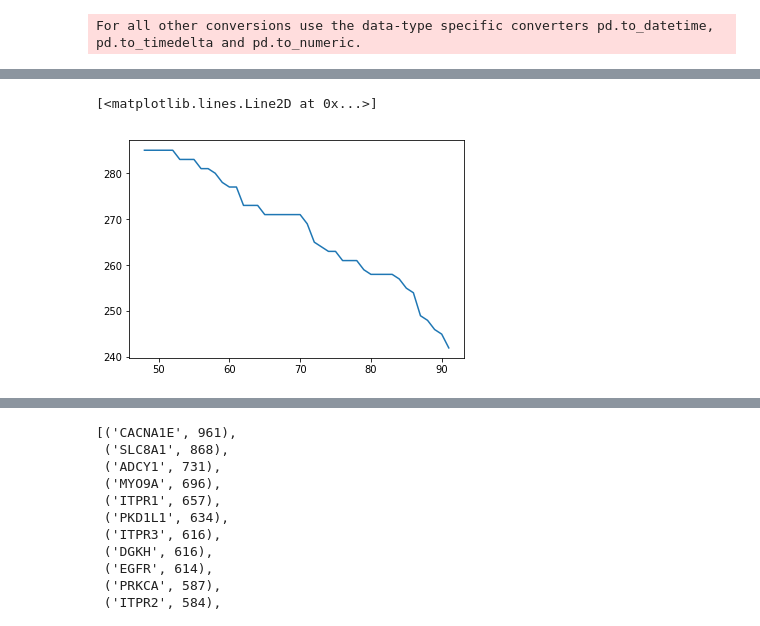
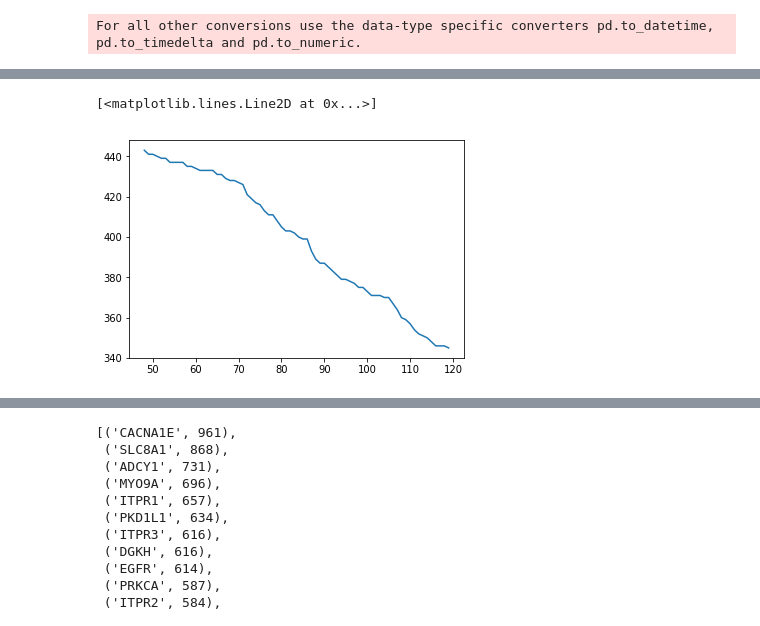
Before and after one commit to wollmanlab/seqfish_design, a Jupyter notebook: ca_celltype_v2/ca_genes_2.0.ipynb, the cells around one changed output, grey strips where cells are left out. Saved outputs shown, nothing was run; the diff lists cells and outputs as text; code cells hidden in the pictures.

Commit message:
added gene codebook v2

```diff
--- a/ca_celltype_v2/ca_genes_2.0.ipynb
+++ b/ca_celltype_v2/ca_genes_2.0.ipynb
@@ -68,5 +71,3 @@ def select_best_isoform(isodf, columns = {'length': 'l',
         return isodf.iloc[0]
     else:
         return isodf.iloc[:3].sort_values('lrank').iloc[0]
-# %%
-catable = pd.read_csv('/home/rfor10/repos/seqfish_design/ca_celltype_v2/calcium_gene_table.csv')
@@ -75,0 +74,2 @@ catable = pd.read_csv('/home/rfor10/repos/seqfish_design/ca_celltype_v2/calcium_
+# %%
+stringtie_counts = stringtie_counts[stringtie_counts.gene_id.isin(catable.Ensembl)]
@@ -77,13 +92,18 @@ catable = pd.read_csv('/home/rfor10/repos/seqfish_design/ca_celltype_v2/calcium_
 # Quality control that the gene name of transcripts is the
 # same since they were entered manually.
 catable = pd.read_csv('/home/rfor10/repos/seqfish_design/ca_celltype_v2/calcium_gene_table.csv')
-catable['tid'] = [i.split('.')[0] for i in catable['TranscriptId']]
-catable['best_tid'] = None
-catable['tid_fract'] = np.nan
+catable.at[catable[catable.Gene=='DGKZ'].index, 'Ensembl'] = 'ENSG00000149091'
+catable = catable.drop_duplicates('Ensembl')
+
+
+#catable['tid'] = [i.split('.')[0] for i in catable['TranscriptId']]
+#catable['best_tid'] = None
+#catable['tid_fract'] = np.nan
 c = 0
 not_expressed = []
 mixed_expression = []
 for idx, row in catable.iterrows():
+    print(idx)
     tdf = stringtie_counts[stringtie_counts['gene_id']==row.Ensembl]
     tdf['l'] = [biomart[biomart['tid']==i]['length'].values[0] for i in tdf['transcript_id']]
     for tidx, row in tdf.iterrows():
@@ -96,4 +116,7 @@ for idx, row in catable.iterrows():
     else:
         catable.at[idx, 'best_tid'] = best_iso.transcript_id
         catable.at[idx, 'isofract'] = best_iso.isofract
+    catable.at[idx, 'FPKM'] = best_iso.FPKM
+    if not best_iso.ref_gene_name=='':
+        catable.at[idx, 'Gene'] = best_iso.ref_gene_name
 # %% [output]
@@ -452,5 +508,10 @@ def parse_merfish_oligos2ro(fname, counts_df = None,
 # %%
-df, pl, pr, ros = parse_merfish_oligos2ro('/bigstore/GeneralStorage/Rob/merfish/MERFISH_analysis-master/human/cacelltypes_v2_noIso/cacelltypes_v2_oligos.fasta',
+df, pl, pr, ros = parse_merfish_oligos('/bigstore/GeneralStorage/Rob/merfish/MERFISH_analysis-master/human/cacelltypes_v2_newshit3/cacelltypes_v2_oligos.fasta',
                             counts_df=stringtie_counts)
+
+# df = df[~(df.iso_off_spots==float('inf'))]
+# df = df[~(df.gene_off_spots==float('inf'))]
+
+# df = df[df.iso_off_spots<2]
 # %% [output]
 For all other conversions use the data-type specific converters pd.to_datetime, pd.to_timedelta and pd.to_numeric.
@@ -469,13 +548,13 @@ plt.xlim([0,10])
 # %%
 genes, counts = zip(*Counter(df.gene).items())
 counts = np.array(counts)
 genes = np.array(genes)
 cutoff_counts = []
-for i in range(48, 92):
+for i in range(48, 120):
     cutoff_counts.append((i, sum(counts>i)))
 x,y = zip(*cutoff_counts)
 plt.plot(x, y)
 # %% [output]
 [<matplotlib.lines.Line2D at 0x...>]
-[figure, old version]
+[figure, new version]
 # %%
```
Also changed, not shown: parts of 35 cells of this notebook, 1 other file.
